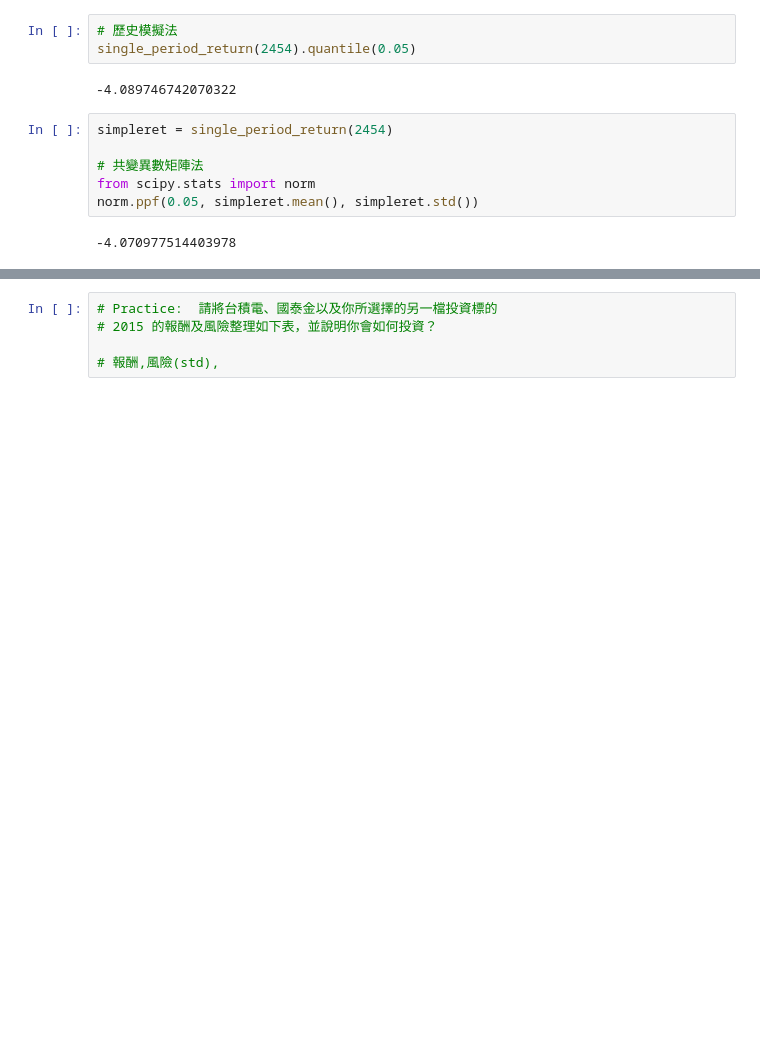
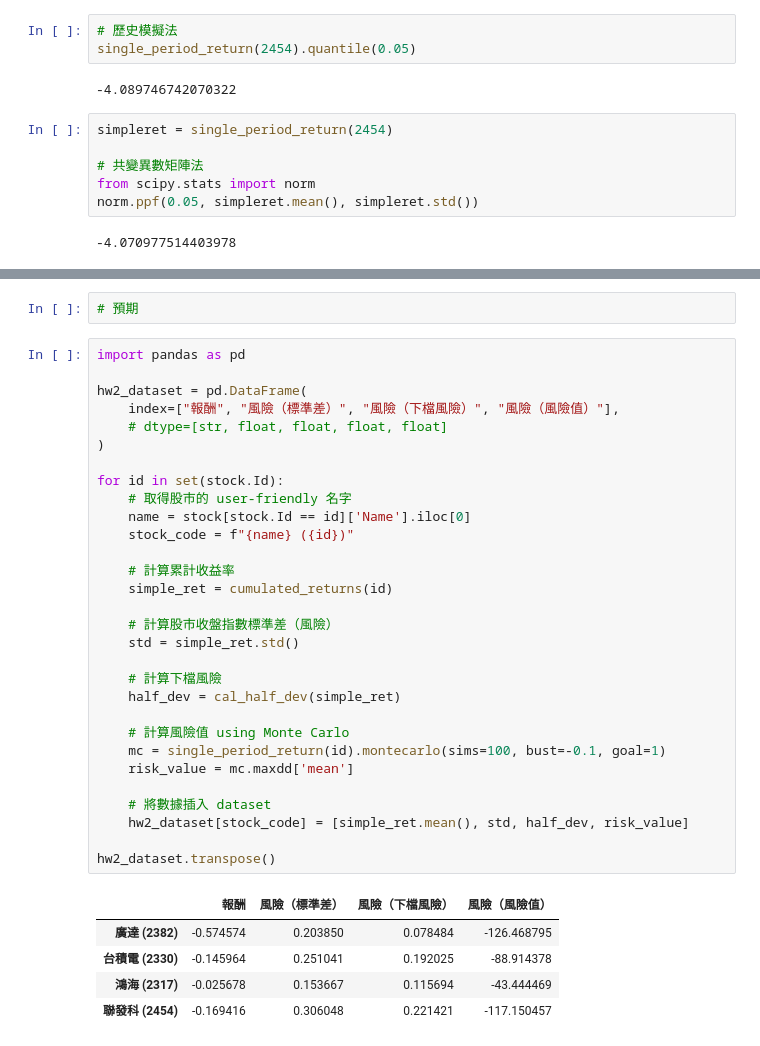
Before and after one commit to pan93412/nkust-homework, a Jupyter notebook: semester-3/finance/finance.ipynb, the cells around one changed output, grey strips where cells are left out. Saved outputs shown, nothing was run; the diff lists cells and outputs as text; blank space fills up the shorter version.

```diff
--- a/semester-3/finance/finance.ipynb
+++ b/semester-3/finance/finance.ipynb
@@ -247,8 +294,41 @@ Mean of MDD: -81.08312819201188
 ## homework 2
 
 ![](SCR-20231120-ohaz-2.png)
+# %%
+# 預期
 # %%
-# Practice:  請將台積電、國泰金以及你所選擇的另一檔投資標的
-# 2015 的報酬及風險整理如下表，並說明你會如何投資？
+import pandas as pd
 
-# 報酬,風險(std),
+hw2_dataset = pd.DataFrame(
+    index=["報酬", "風險（標準差）", "風險（下檔風險）", "風險（風險值）"],
+    # dtype=[str, float, float, float, float]
+)
+
+for id in set(stock.Id):
+    # 取得股市的 user-friendly 名字
+    name = stock[stock.Id == id]['Name'].iloc[0]
+    stock_code = f"{name} ({id})"
+
+    # 計算累計收益率
+    simple_ret = cumulated_returns(id)
+
+    # 計算股市收盤指數標準差（風險）
+    std = simple_ret.std()
+
+    # 計算下檔風險
+    half_dev = cal_half_dev(simple_ret)
+
+    # 計算風險值 using Monte Carlo
+    mc = single_period_return(id).montecarlo(sims=100, bust=-0.1, goal=1)
+    risk_value = mc.maxdd['mean']
+
+    # 將數據插入 dataset
+    hw2_dataset[stock_code] = [simple_ret.mean(), std, half_dev, risk_value]
+
+hw2_dataset.transpose()
+# %% [output]
+|  | 報酬 | 風險（標準差） | 風險（下檔風險） | 風險（風險值） |
+| 廣達 (2382) | -0.574574 | 0.203850 | 0.078484 | -126.468795 |
+| 台積電 (2330) | -0.145964 | 0.251041 | 0.192025 | -88.914378 |
+| 鴻海 (2317) | -0.025678 | 0.153667 | 0.115694 | -43.444469 |
+| 聯發科 (2454) | -0.169416 | 0.306048 | 0.221421 | -117.150457 |
```
Also changed, not shown: parts of 5 cells of this notebook, 2 other files.
